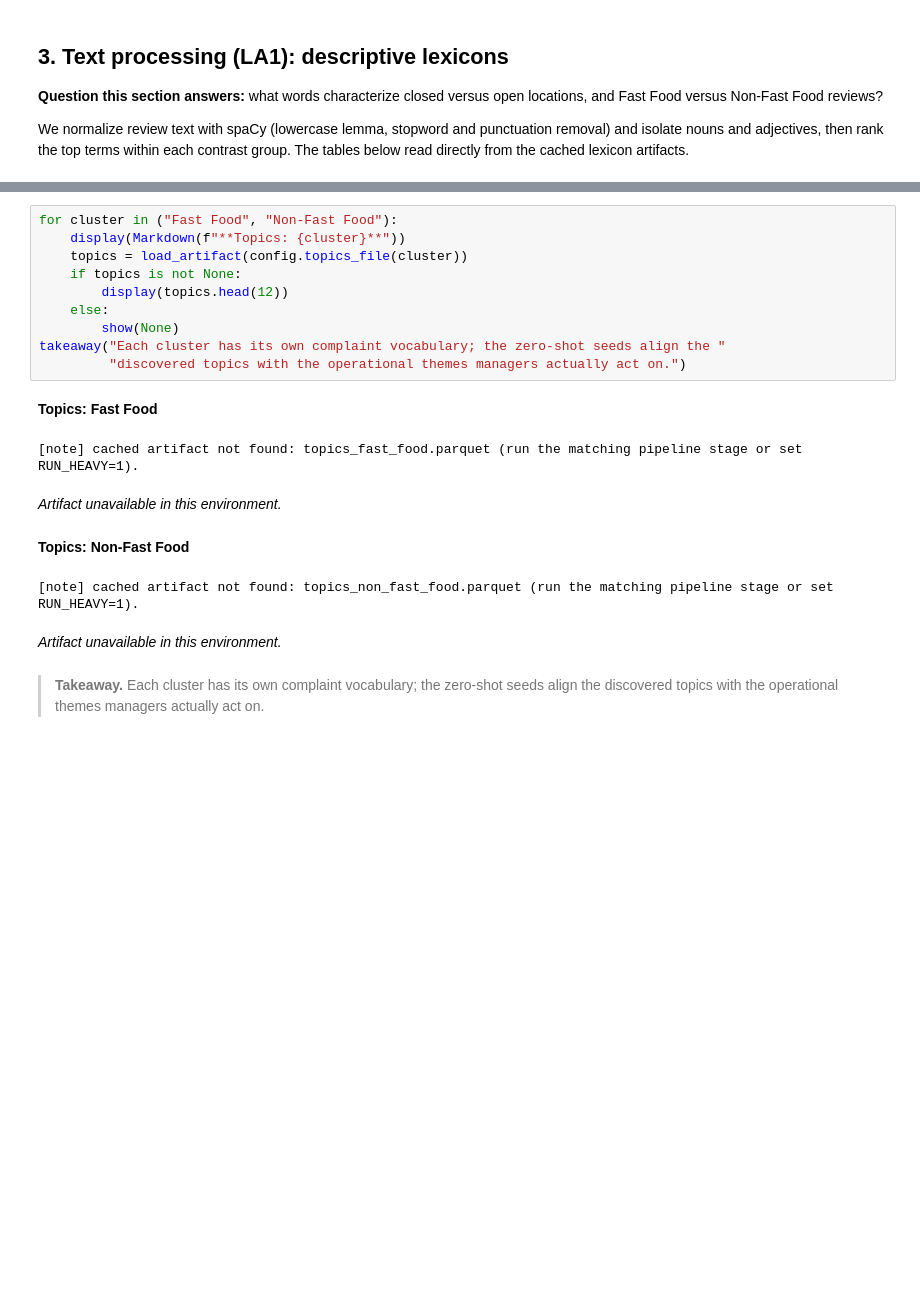
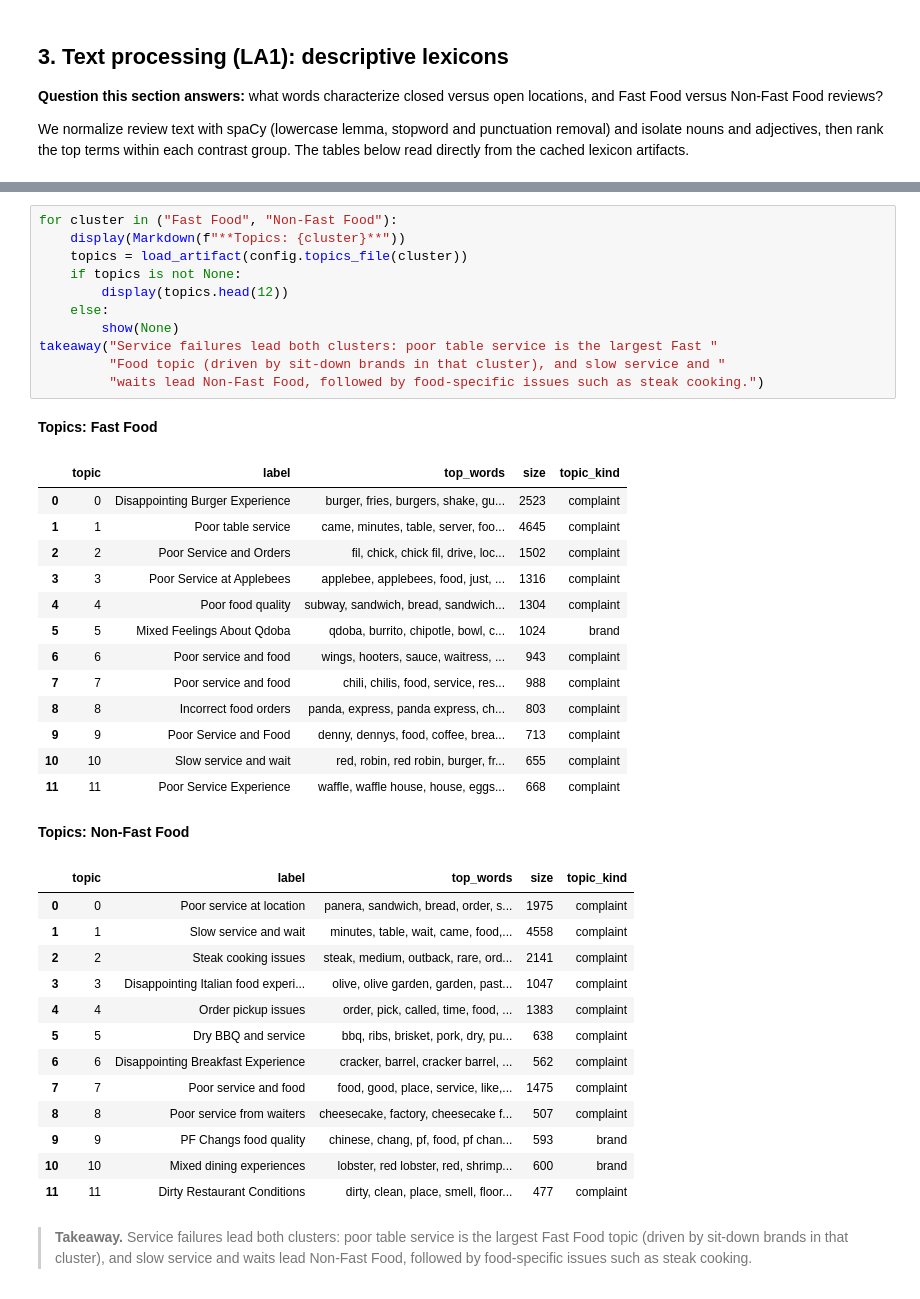
Before and after one commit to SyedHunainAkbar/location-risk-radar, a Jupyter notebook: notebooks/Location_Risk_Radar_Final.ipynb, the cells around one changed output, grey strips where cells are left out. Drawn from its saved outputs; the diff is of its cells as text; blank space fills up the shorter version.

```diff
--- a/notebooks/Location_Risk_Radar_Final.ipynb
+++ b/notebooks/Location_Risk_Radar_Final.ipynb
@@ -420,21 +493,44 @@ human-checkable LLM labels with any overrides applied.
 # %%
 for cluster in ("Fast Food", "Non-Fast Food"):
     display(Markdown(f"**Topics: {cluster}**"))
     topics = load_artifact(config.topics_file(cluster))
     if topics is not None:
         display(topics.head(12))
     else:
         show(None)
-takeaway("Each cluster has its own complaint vocabulary; the zero-shot seeds align the "
-         "discovered topics with the operational themes managers actually act on.")
+takeaway("Service failures lead both clusters: poor table service is the largest Fast "
+         "Food topic (driven by sit-down brands in that cluster), and slow service and "
+         "waits lead Non-Fast Food, followed by food-specific issues such as steak cooking.")
 # %% [output]
 **Topics: Fast Food**
-[note] cached artifact not found: topics_fast_food.parquet (run the matching pipeline stage or set RUN_HEAVY=1).
+|  | topic | label | top_words | size | topic_kind |
+| 0 | 0 | Disappointing Burger Experience | burger, fries, burgers, shake, gu... | 2523 | complaint |
+| 1 | 1 | Poor table service | came, minutes, table, server, foo... | 4645 | complaint |
+| 2 | 2 | Poor Service and Orders | fil, chick, chick fil, drive, loc... | 1502 | complaint |
+| 3 | 3 | Poor Service at Applebees | applebee, applebees, food, just, ... | 1316 | complaint |
+| 4 | 4 | Poor food quality | subway, sandwich, bread, sandwich... | 1304 | complaint |
+| 5 | 5 | Mixed Feelings About Qdoba | qdoba, burrito, chipotle, bowl, c... | 1024 | brand |
+| 6 | 6 | Poor service and food | wings, hooters, sauce, waitress, ... | 943 | complaint |
+| 7 | 7 | Poor service and food | chili, chilis, food, service, res... | 988 | complaint |
+| 8 | 8 | Incorrect food orders | panda, express, panda express, ch... | 803 | complaint |
+| 9 | 9 | Poor Service and Food | denny, dennys, food, coffee, brea... | 713 | complaint |
+| 10 | 10 | Slow service and wait | red, robin, red robin, burger, fr... | 655 | complaint |
+| 11 | 11 | Poor Service Experience | waffle, waffle house, house, eggs... | 668 | complaint |
-_Artifact unavailable in this environment._
+**Topics: Non-Fast Food**
+|  | topic | label | top_words | size | topic_kind |
+| 0 | 0 | Poor service at location | panera, sandwich, bread, order, s... | 1975 | complaint |
+| 1 | 1 | Slow service and wait | minutes, table, wait, came, food,... | 4558 | complaint |
+| 2 | 2 | Steak cooking issues | steak, medium, outback, rare, ord... | 2141 | complaint |
+| 3 | 3 | Disappointing Italian food experi... | olive, olive garden, garden, past... | 1047 | complaint |
+| 4 | 4 | Order pickup issues | order, pick, called, time, food, ... | 1383 | complaint |
+| 5 | 5 | Dry BBQ and service | bbq, ribs, brisket, pork, dry, pu... | 638 | complaint |
+| 6 | 6 | Disappointing Breakfast Experience | cracker, barrel, cracker barrel, ... | 562 | complaint |
+| 7 | 7 | Poor service and food | food, good, place, service, like,... | 1475 | complaint |
+| 8 | 8 | Poor service from waiters | cheesecake, factory, cheesecake f... | 507 | complaint |
+| 9 | 9 | PF Changs food quality | chinese, chang, pf, food, pf chan... | 593 | brand |
+| 10 | 10 | Mixed dining experiences | lobster, red lobster, red, shrimp... | 600 | brand |
+| 11 | 11 | Dirty Restaurant Conditions | dirty, clean, place, smell, floor... | 477 | complaint |
-**Topics: Non-Fast Food**
+> **Takeaway.** Service failures lead both clusters: poor table service is the largest Fast Food topic (driven by sit-down brands in that cluster), and slow service and waits lead Non-Fast Food, followed by food-specific issues such as steak cooking.
-[note] cached artifact not found: topics_non_fast_food.parquet (run the matching pipeline stage or set RUN_HEAVY=1).
-_Artifact unavailable in this environment._
-> **Takeaway.** Each cluster has its own complaint vocabulary; the zero-shot seeds align the discovered topics with the operational themes managers actually act on.
 # %%
 # Topics over time and by outcome, if the offline stage wrote them.
 slug_map = {"Fast Food": "fast_food", "Non-Fast Food": "non_fast_food"}
```
Also changed, not shown: parts of 45 cells of this notebook, 2 other files.
